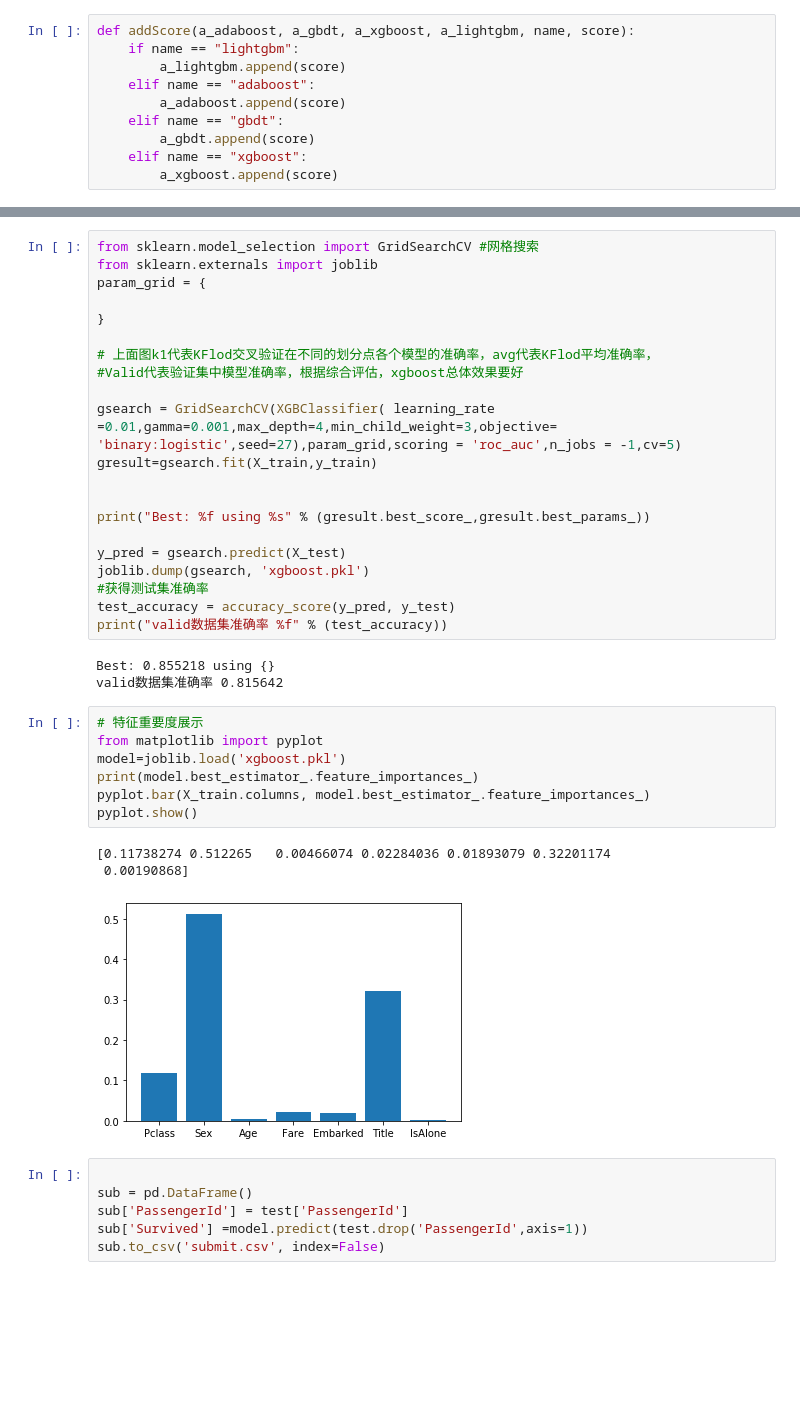
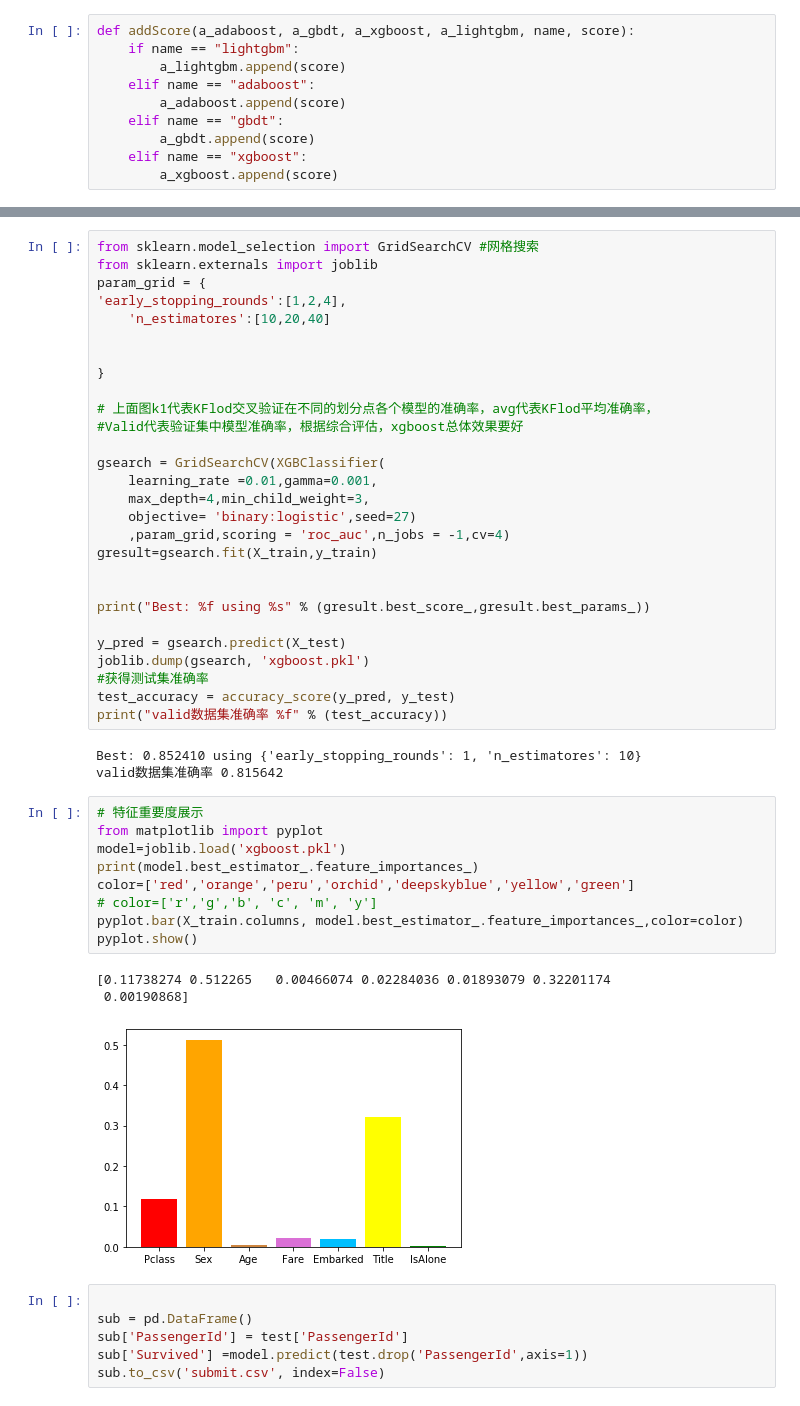
Before and after one commit to yiiiiiiiiiiiiiii/QAboard, a Jupyter notebook: work/class5/42/titanic.ipynb, the cells around one changed output, grey strips where cells are left out. Cells and saved outputs as stored; diff of their text form; blank space fills up the shorter version.

```diff
--- a/work/class5/42/titanic.ipynb
+++ b/work/class5/42/titanic.ipynb
@@ -533,13 +533,20 @@ plt.show()
 from sklearn.model_selection import GridSearchCV #网格搜索
 from sklearn.externals import joblib
 param_grid = {
+'early_stopping_rounds':[1,2,4],
+    'n_estimatores':[10,20,40]
+
 
 }
 
 # 上面图k1代表KFlod交叉验证在不同的划分点各个模型的准确率，avg代表KFlod平均准确率，
 #Valid代表验证集中模型准确率，根据综合评估，xgboost总体效果要好
 
-gsearch = GridSearchCV(XGBClassifier( learning_rate =0.01,gamma=0.001,max_depth=4,min_child_weight=3,objective= 'binary:logistic',seed=27),param_grid,scoring = 'roc_auc',n_jobs = -1,cv=5)
+gsearch = GridSearchCV(XGBClassifier(
+    learning_rate =0.01,gamma=0.001,
+    max_depth=4,min_child_weight=3,
+    objective= 'binary:logistic',seed=27)
+    ,param_grid,scoring = 'roc_auc',n_jobs = -1,cv=4)
 gresult=gsearch.fit(X_train,y_train)
 
 
@@ -551,19 +558,21 @@ joblib.dump(gsearch, 'xgboost.pkl')
 test_accuracy = accuracy_score(y_pred, y_test)
 print("valid数据集准确率 %f" % (test_accuracy))
 # %% [output]
-Best: 0.855218 using {}
+Best: 0.852410 using {'early_stopping_rounds': 1, 'n_estimatores': 10}
 valid数据集准确率 0.815642
 # %%
 # 特征重要度展示
 from matplotlib import pyplot
 model=joblib.load('xgboost.pkl')
 print(model.best_estimator_.feature_importances_)
-pyplot.bar(X_train.columns, model.best_estimator_.feature_importances_)
+color=['red','orange','peru','orchid','deepskyblue','yellow','green']
+# color=['r','g','b', 'c', 'm', 'y']
+pyplot.bar(X_train.columns, model.best_estimator_.feature_importances_,color=color)
 pyplot.show()
 # %% [output]
 [0.11738274 0.512265   0.00466074 0.02284036 0.01893079 0.32201174
  0.00190868]
-[figure, old version]
+[figure, new version]
 # %%
 
 sub = pd.DataFrame()
```
Also changed, not shown: parts of 3 cells of this notebook.
